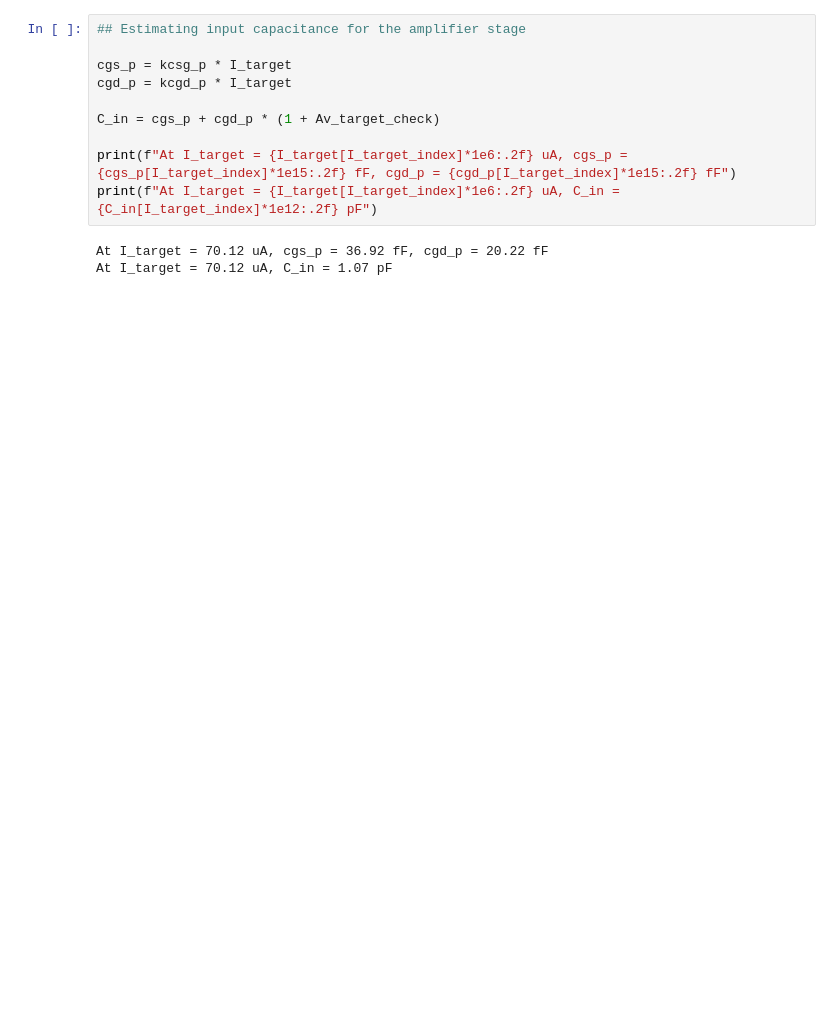
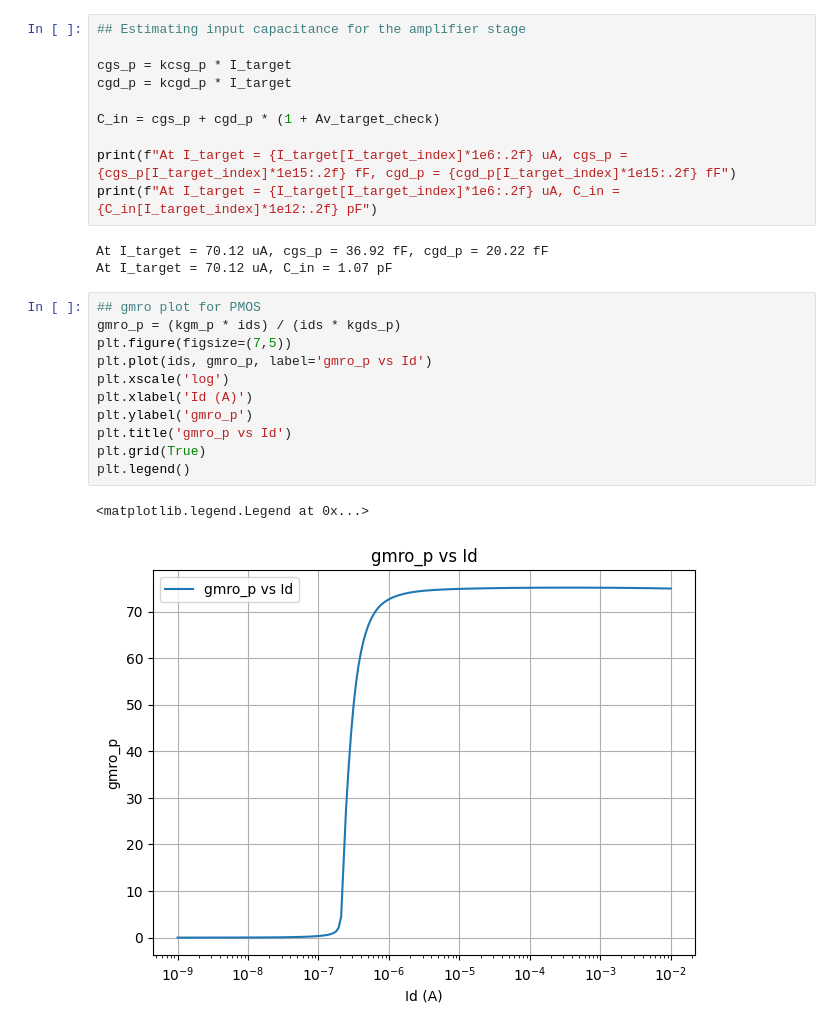
Before and after one commit to Sakthi-Kalidasan/C_ID_repo, a Jupyter notebook: LDO/Common_Source_Amplifier_PMOS_Iteration_2.ipynb, the cells around one changed output. Cells and saved outputs as stored; diff of their text form; blank space fills up the shorter version.

```diff
--- a/LDO/Common_Source_Amplifier_PMOS_Iteration_2.ipynb
+++ b/LDO/Common_Source_Amplifier_PMOS_Iteration_2.ipynb
@@ -127,3 +127,17 @@ print(f"At I_target = {I_target[I_target_index]*1e6:.2f} uA, C_in = {C_in[I_targ
 # %% [output]
 At I_target = 70.12 uA, cgs_p = 36.92 fF, cgd_p = 20.22 fF
 At I_target = 70.12 uA, C_in = 1.07 pF
+# %%
+## gmro plot for PMOS
+gmro_p = (kgm_p * ids) / (ids * kgds_p)
+plt.figure(figsize=(7,5))
+plt.plot(ids, gmro_p, label='gmro_p vs Id')
+plt.xscale('log')
+plt.xlabel('Id (A)')
+plt.ylabel('gmro_p')
+plt.title('gmro_p vs Id')
+plt.grid(True)
+plt.legend()
+# %% [output]
+<matplotlib.legend.Legend at 0x...>
+[figure, added]
```
Also changed, not shown: parts of 1 cell of this notebook, 7 other files.
